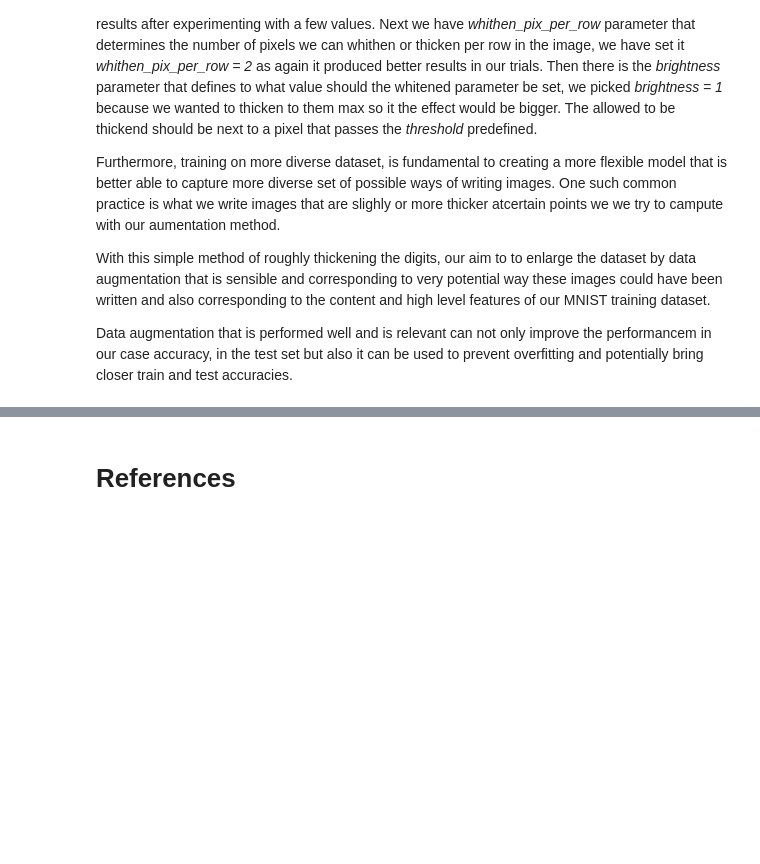
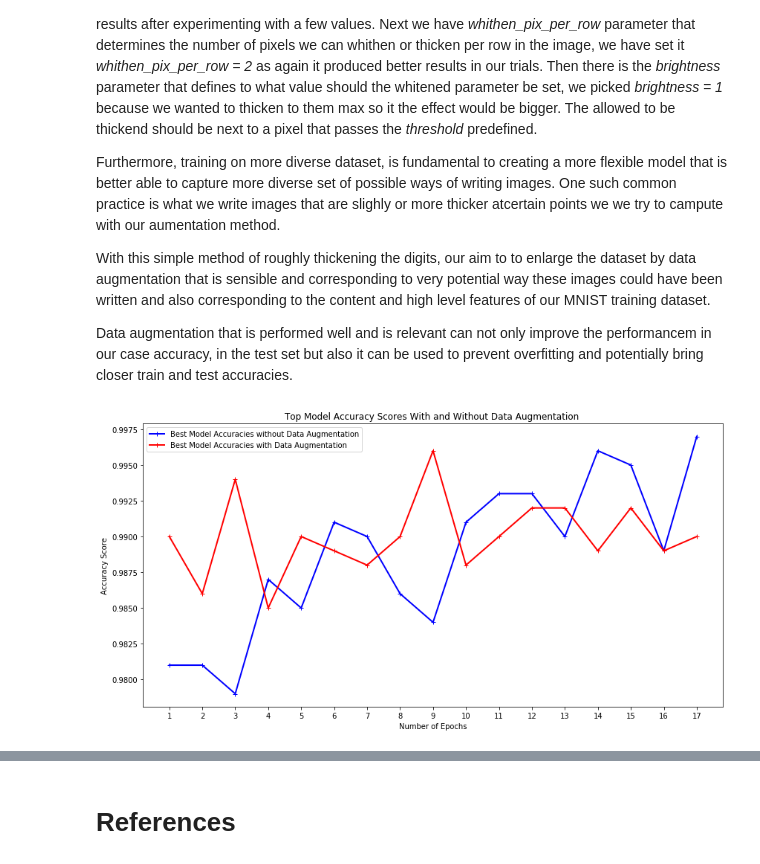
Before and after one commit to agroshar/DIT411-Introduction-to-AI, a Jupyter notebook: Neural Network.ipynb, the cells around one changed output, grey strips where cells are left out. Drawn from its saved outputs; the diff is of its cells as text; code cells hidden in the pictures; blank space fills up the shorter version.

Commit message:
aug acc graph added

```diff
--- a/Neural Network.ipynb
+++ b/Neural Network.ipynb
@@ -856,3 +856,26 @@ Furthermore, training on more diverse dataset, is fundamental to creating a more
 With this simple method of roughly thickening the digits, our aim to to enlarge the dataset by data augmentation that is sensible and corresponding to very potential way these images could have been written and also corresponding to the content and high level features of our MNIST training dataset.
 
 Data augmentation that is performed well and is relevant can not only improve the performancem in our case accuracy, in the test set but also it can be used to prevent overfitting and potentially bring closer train and test accuracies.
+# %%
+import numpy as np
+import matplotlib.pyplot as plt
+
+epochs = 17
+epoch_range = list(range(1, epochs+1, 1))
+best_model_with_aug_acc = [0.99, 0.986, 0.994, 0.985, 0.99, 0.989, 0.988, 0.99, 0.996, 0.988, 0.99, 0.992, 0.992, 0.989, 0.992, 0.989, 0.99]
+best_model_acc = [0.981, 0.981, 0.979, 0.987, 0.985, 0.991, 0.99, 0.986, 0.984, 0.991, 0.993, 0.993, 0.99, 0.996, 0.995, 0.989, 0.997]
+
+
+fig, ax = plt.subplots(figsize=(14, 7))
+plt.title("Top Model Accuracy Scores With and Without Data Augmentation ")
+
+ax.plot(epoch_range, best_model_acc, 'b-+', linewidth=2, label="Best Model Accuracy without Data Augmentation")
+ax.plot(epoch_range, best_model_with_aug_acc, 'r-+', linewidth=2, label="Best Model Accuracy with Data Augmentation")
+
+ax.legend()
+ax.set_ylabel("Accuracy Score")
+ax.set_xlabel("Number of Epochs")
+plt.xticks(np.arange(1, epochs+1, step=1))
+plt.show()
+# %% [output]
+[figure, added]
```
Also changed, not shown: parts of 1 cell of this notebook, 1 other file.
